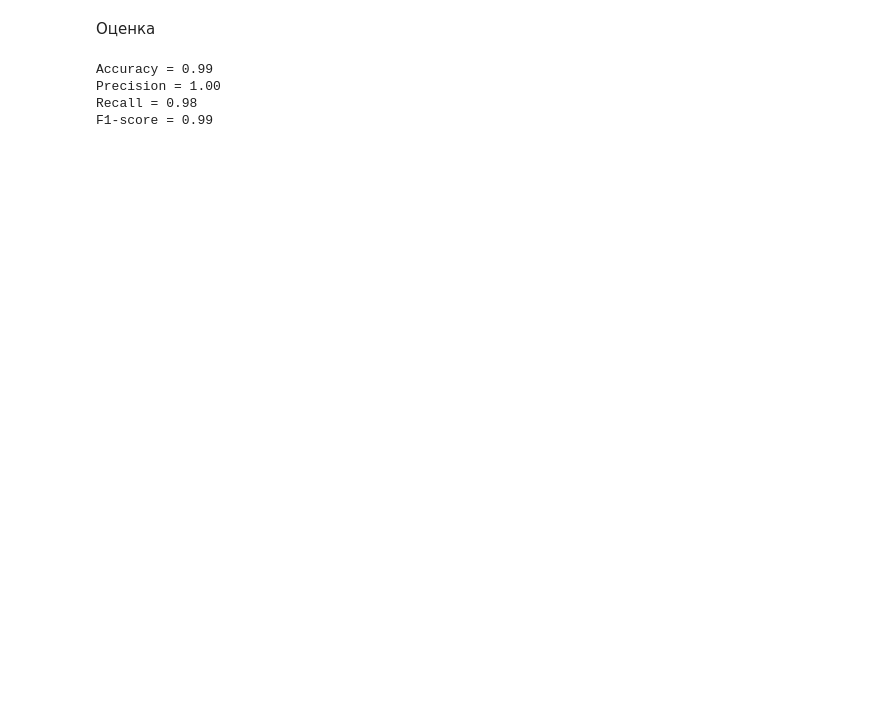
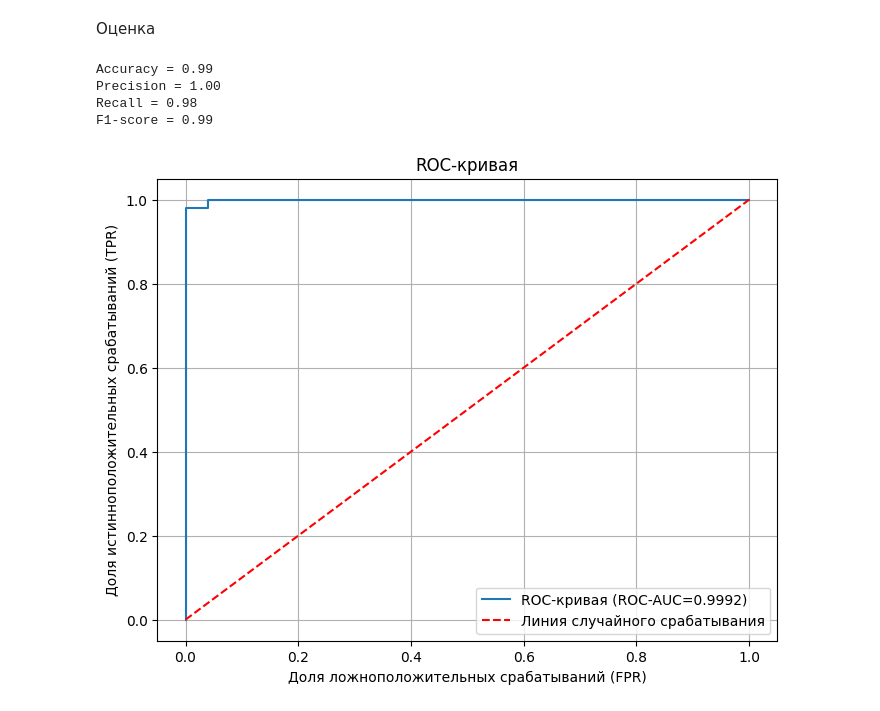
Before and after one commit to Walbyq/lin-log-regression-math, a Jupyter notebook: lin_log_regression_math.ipynb, the cells around one changed output. Saved outputs shown, nothing was run; the diff lists cells and outputs as text; code cells hidden in the pictures; blank space fills up the shorter version.

```diff
--- a/lin_log_regression_math.ipynb
+++ b/lin_log_regression_math.ipynb
@@ -280,29 +300,61 @@ plt.show()
 # %%
 # Функция для округления по правилам арифметики
 def round_half_up(n):
     return int(Decimal(n).to_integral_value(rounding=ROUND_HALF_UP))
 
 # Векторизуем функцию для работы с массивом numpy
 round_half_up_vec = np.vectorize(round_half_up)
 y_pred_round = round_half_up_vec(y_pred)
 
+# Функция для вычисления показателей матрицы ошибок
+def confusion_counts(y_true, y_pred_bin):
+    tp = np.sum((y_true == 1) & (y_pred_bin == 1))
+    tn = np.sum((y_true == 0) & (y_pred_bin == 0))
+    fp = np.sum((y_true == 0) & (y_pred_bin == 1))
+    fn = np.sum((y_true == 1) & (y_pred_bin == 0))
+    return tp, tn, fp, fn
+
 # Вычисляем метрики
-tp = np.sum((y == 1) & (y_pred_round == 1))
-tn = np.sum((y == 0) & (y_pred_round == 0))
-fp = np.sum((y == 0) & (y_pred_round == 1))
-fn = np.sum((y == 1) & (y_pred_round == 0))
+tp, tn, fp, fn = confusion_counts(y_true, y_pred_round)
 
 accuracy = (tp + tn) / (tp + tn + fp + fn)
 precision = tp / (tp + fp)
 recall = tp / (tp + fn)
 f1_score = 2 * precision * recall / (precision + recall)
 
 print(f"Accuracy = {accuracy:.2f}")
 print(f"Precision = {precision:.2f}")
 print(f"Recall = {recall:.2f}")
 print(f"F1-score = {f1_score:.2f}")
+
+# Строим ROC-кривую
+tpr = []
+fpr = []
+
+for threshold in np.unique(np.append(y_pred, [0, 1]))[::-1]:
+    y_thresholded = np.array([1 if prediction > threshold else 0 for prediction in y_pred])
+
+    tp, tn, fp, fn = confusion_counts(y_true, y_thresholded)
+
+    tpr.append(tp / (tp + fn))
+    fpr.append(fp / (fp + tn))
+
+auc = 0
+for i in range(len(fpr) - 1):
+    auc += ((fpr[i + 1] - fpr[i]) * (tpr[i + 1] + tpr[i])) / 2
+
+plt.figure(figsize=(8, 6))
+plt.plot(fpr, tpr, label=f'ROC-кривая (ROC-AUC={auc:.4f})')
+plt.plot([0, 1], [0, 1], linestyle='--', color='red', label='Линия случайного срабатывания')
+plt.xlabel('Доля ложноположительных срабатываний (FPR)')
+plt.ylabel('Доля истинноположительных срабатываний (TPR)')
+plt.title('ROC-кривая')
+plt.legend()
+plt.grid(True)
+plt.show()
 # %% [output]
 Accuracy = 0.99
 Precision = 1.00
 Recall = 0.98
 F1-score = 0.99
+[figure, added]
```
Also changed, not shown: parts of 13 cells of this notebook.
